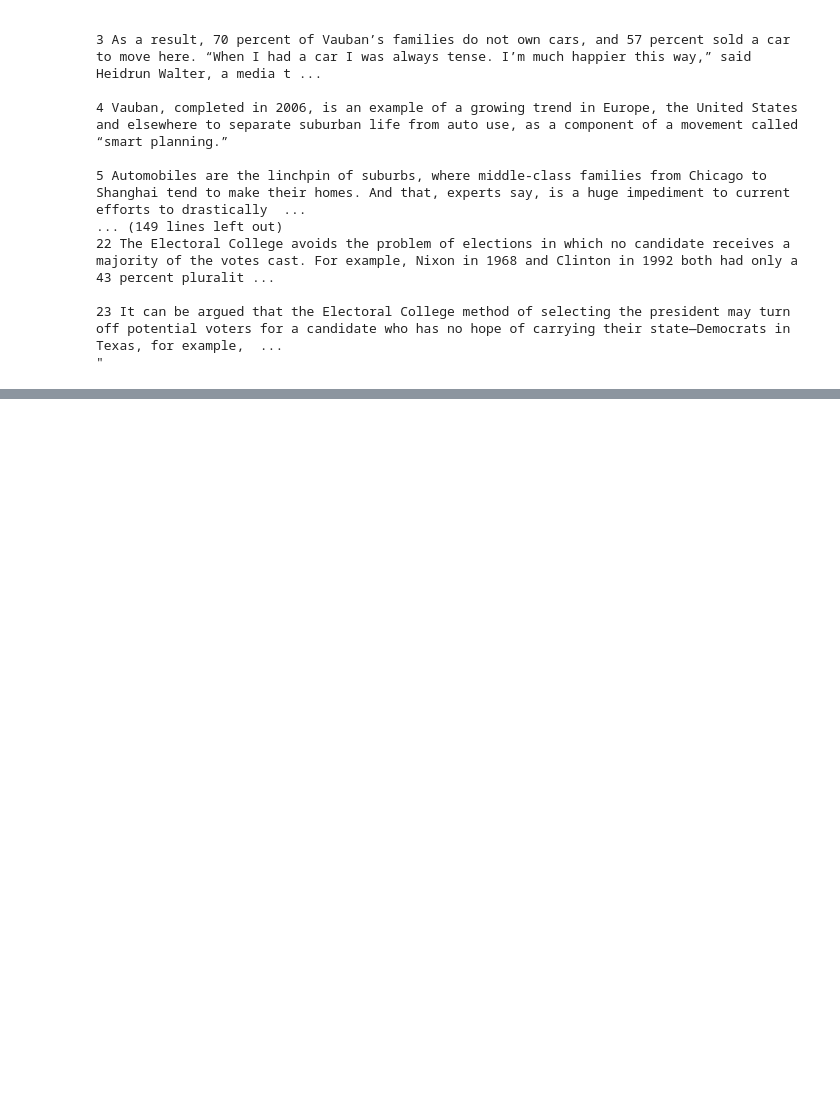
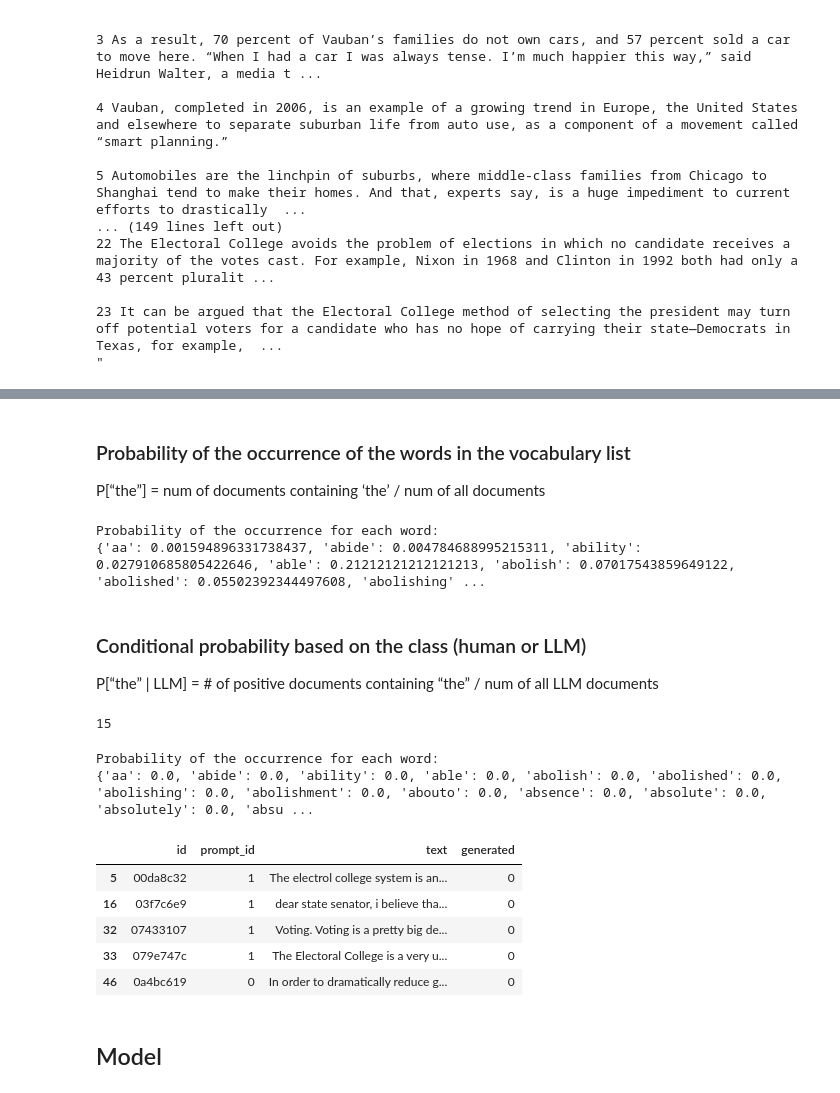
Before and after one commit to ReSQ92/detect-ai-generated-essay, a Jupyter notebook: Naive Bayes Classifier.ipynb, the cells around one changed output, grey strips where cells are left out. Saved outputs shown, nothing was run; the diff lists cells and outputs as text; code cells hidden in the pictures; blank space fills up the shorter version.

```diff
--- a/Naive Bayes Classifier.ipynb
+++ b/Naive Bayes Classifier.ipynb
@@ -196,0 +139,4 @@ def add_row_csv(text):
+# %%
+train = train_data.sample(frac = 0.9, random_state = 41)
+dev = train_data.drop(train.index)
+train.shape, dev.shape
@@ -196,0 +320,37 @@ def add_row_csv(text):
+# %% [markdown]
+### Probability of the occurrence of the words in the vocabulary list
+P[“the”] = num of documents containing ‘the’ / num of all documents
+# %%
+total_documents = len(train)
+
+word_probabilities = {word: documents_containing_words_count[word] / total_documents for word in vocabulary_nltk_dataset}
+print("Probability of the occurrence for each word:")
+print(word_probabilities)
+# %% [output]
+Probability of the occurrence for each word:
+{'aa': 0.001594896331738437, 'abide': 0.004784688995215311, 'ability': 0.027910685805422646, 'able': 0.21212121212121213, 'abolish': 0.07017543859649122, 'abolished': 0.05502392344497608, 'abolishing' ...
+# %% [markdown]
+### Conditional probability based on the class (human or LLM)
+P[“the” | LLM]  = # of positive documents containing “the” / num of all LLM documents
+# %%
+len(LLM_documents)
+# %% [output]
+15
+# %%
+cond_probabilities = {word: pos_documents_containing_words_count[word] / len(LLM_documents) for word in vocabulary_nltk_dataset}
+print("Probability of the occurrence for each word:")
+print(word_probabilities)
+# %% [output]
+Probability of the occurrence for each word:
+{'aa': 0.0, 'abide': 0.0, 'ability': 0.0, 'able': 0.0, 'abolish': 0.0, 'abolished': 0.0, 'abolishing': 0.0, 'abolishment': 0.0, 'abouto': 0.0, 'absence': 0.0, 'absolute': 0.0, 'absolutely': 0.0, 'absu ...
+# %%
+dev.head()
+# %% [output]
+|  | id | prompt_id | text | generated |
+| 5 | 00da8c32 | 1 | The electrol college system is an... | 0 |
+| 16 | 03f7c6e9 | 1 | dear state senator, i believe tha... | 0 |
+| 32 | 07433107 | 1 | Voting. Voting is a pretty big de... | 0 |
+| 33 | 079e747c | 1 | The Electoral College is a very u... | 0 |
+| 46 | 0a4bc619 | 0 | In order to dramatically reduce g... | 0 |
+# %% [markdown]
+## Model
```
Also changed, not shown: parts of 36 cells of this notebook, 3 other files.
